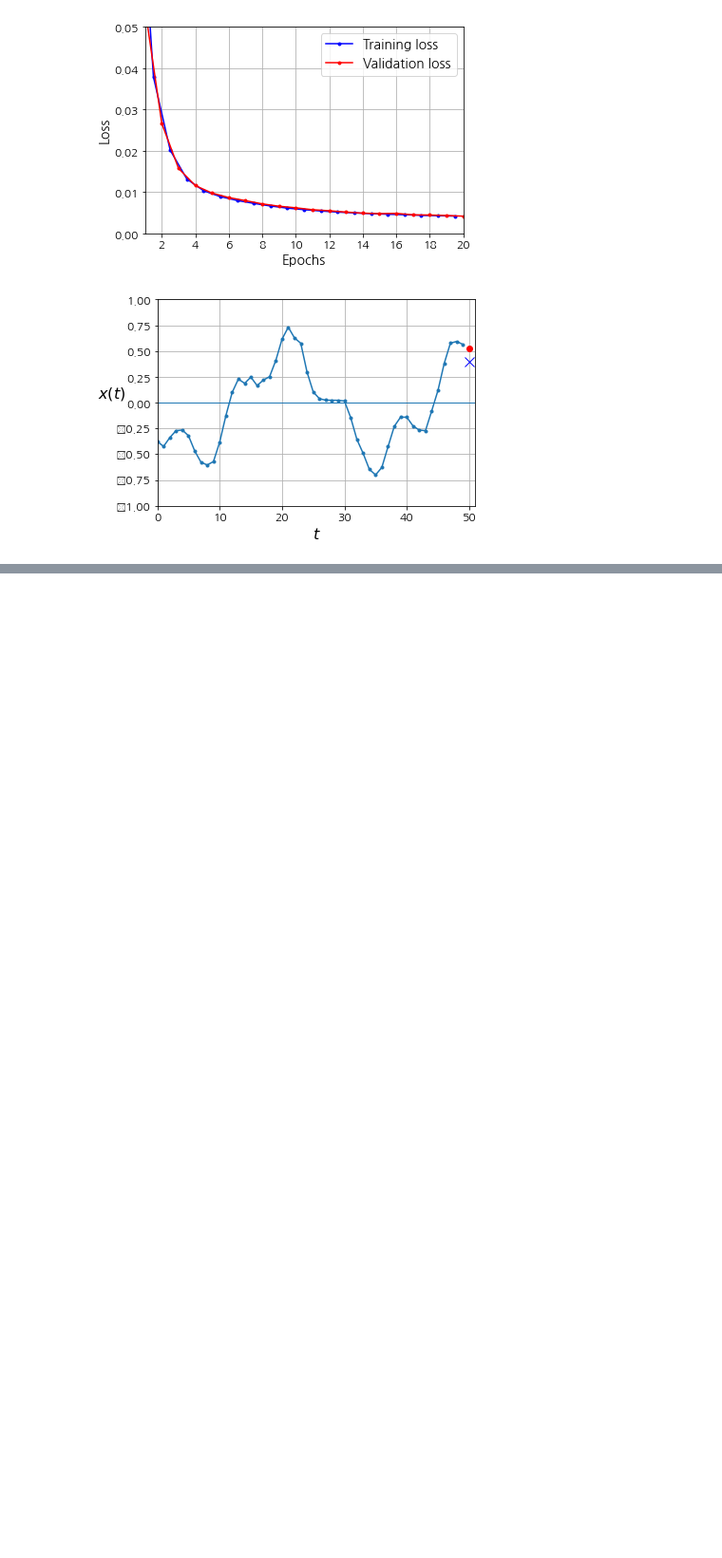
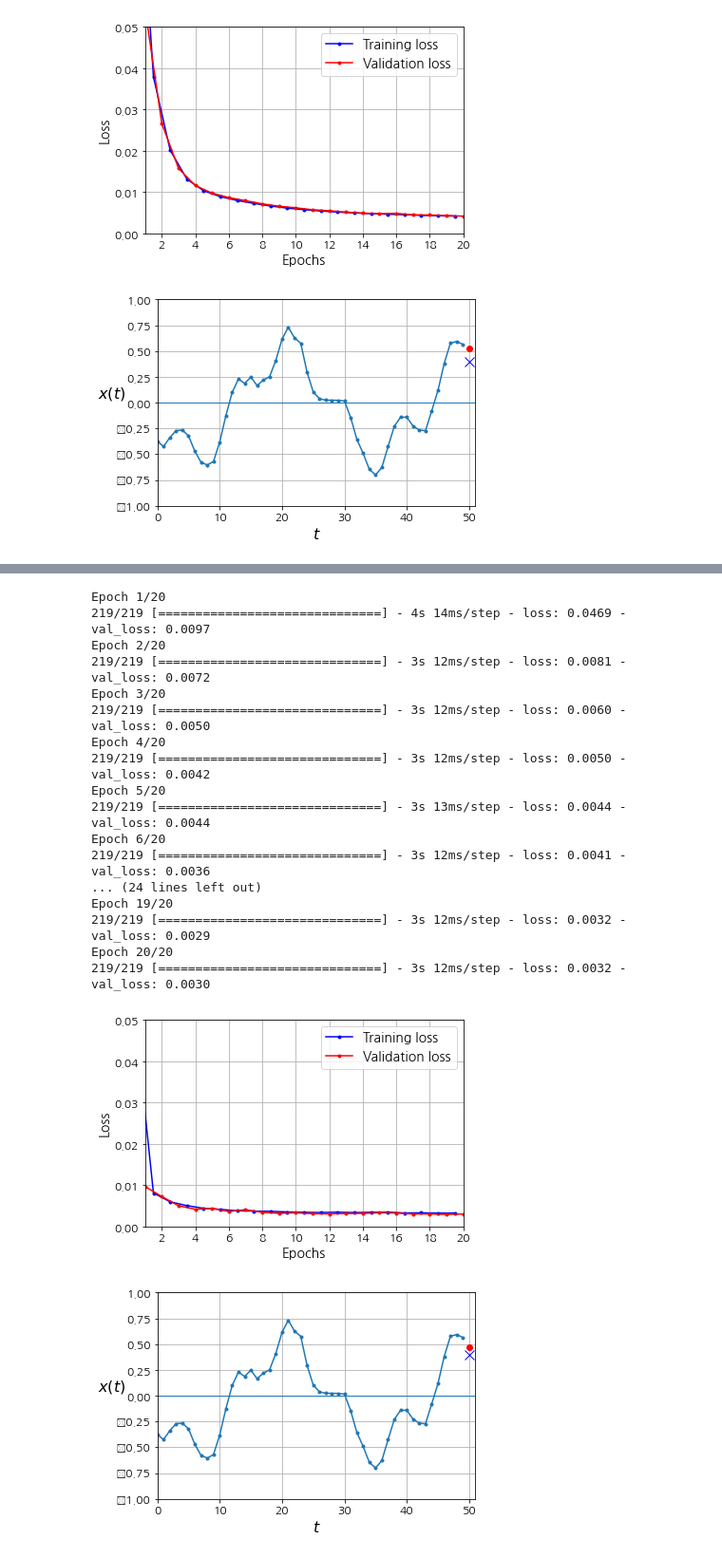
Before and after one commit to floating218/deep-learning-study, a Jupyter notebook: 딥러닝응용/sequence.ipynb, the cells around one changed output, grey strips where cells are left out. Shown at 95% size. Saved outputs shown, nothing was run; the diff lists cells and outputs as text; code cells hidden in the pictures; blank space fills up the shorter version.

```diff
--- a/딥러닝응용/sequence.ipynb
+++ b/딥러닝응용/sequence.ipynb
@@ -170,0 +211,48 @@ Epoch 20/20
+# %%
+# 깊은 RNN
+# units은 output의 차원이며,
+# return_sequences는 RNN에서 마지막 output 시퀀스에서만 결과를 출력할 지, 아니면 모든 시퀀스에서 결과를 출력할 지에 대한 여부를 나타냅니다.
+# whole_sequence_output, final_state = tf.keras.layers.SimpleRNN(4)(inputs)
+# 인풋: (32,10,8)짜리 시퀀스 데이터 = 32개의 t=1~10짜리 8차원 데이터
+# 아웃풋: whole_sequence_output , fianl_state = (32,10,4)짜리 시퀀스 데이터,  (32,4)짜리 시퀀스 데이터
+# final_state은 whole_sequence_output의 마지막 번째 데이터와 일치한다.
+
+np.random.seed(42)
+tf.random.set_seed(42)
+
+model = keras.models.Sequential([
+    keras.layers.SimpleRNN(10, return_sequences=True, input_shape=[None, 1]),
+    keras.layers.SimpleRNN(20, return_sequences=True),
+    keras.layers.SimpleRNN(1)
+])
+
+model.compile(loss="mse", optimizer="adam")
+history = model.fit(X_train, y_train, epochs=20,
+                    validation_data=(X_valid, y_valid))
+
+plot_learning_curves(history.history["loss"], history.history["val_loss"])
+plt.show()
+
+y_pred = model.predict(X_valid)
+plot_series(X_valid[0, :, 0], y_valid[0, 0], y_pred[0, 0])
+plt.show()
+# %% [output]
+Epoch 1/20
+219/219 [==============================] - 4s 14ms/step - loss: 0.0469 - val_loss: 0.0097
+Epoch 2/20
+219/219 [==============================] - 3s 12ms/step - loss: 0.0081 - val_loss: 0.0072
+Epoch 3/20
+219/219 [==============================] - 3s 12ms/step - loss: 0.0060 - val_loss: 0.0050
+Epoch 4/20
+219/219 [==============================] - 3s 12ms/step - loss: 0.0050 - val_loss: 0.0042
+Epoch 5/20
+219/219 [==============================] - 3s 13ms/step - loss: 0.0044 - val_loss: 0.0044
+Epoch 6/20
+219/219 [==============================] - 3s 12ms/step - loss: 0.0041 - val_loss: 0.0036
+... (24 lines left out)
+Epoch 19/20
+219/219 [==============================] - 3s 12ms/step - loss: 0.0032 - val_loss: 0.0029
+Epoch 20/20
+219/219 [==============================] - 3s 12ms/step - loss: 0.0032 - val_loss: 0.0030
+[figure, added]
+[figure, added]
```
Also changed, not shown: parts of 6 cells of this notebook.
